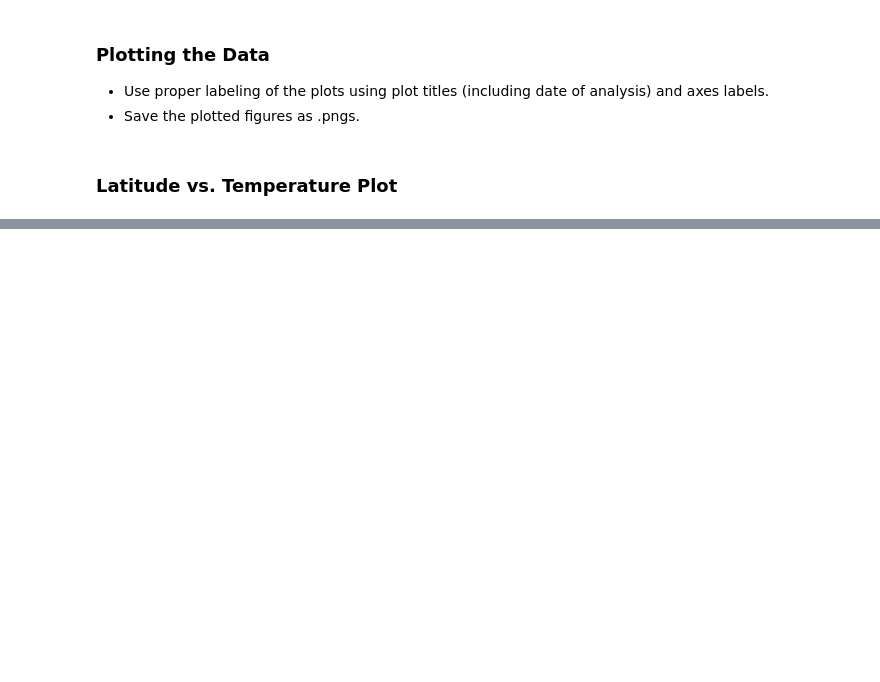
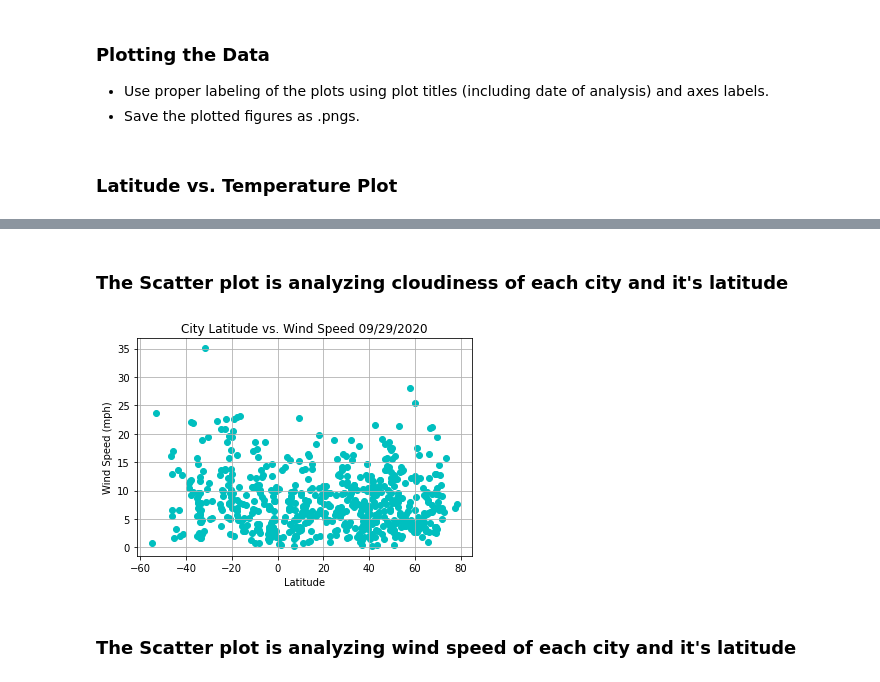
Before and after one commit to GStout17/python-api-challenge, a Jupyter notebook: WeatherPy/WeatherPy.ipynb, the cells around one changed output, grey strips where cells are left out. Cells and saved outputs as stored; diff of their text form; code cells hidden in the pictures; blank space fills up the shorter version.

```diff
--- a/WeatherPy/WeatherPy.ipynb
+++ b/WeatherPy/WeatherPy.ipynb
@@ -226,0 +257,17 @@ plt.show()
+# %% [markdown]
+### The Scatter plot is analyzing cloudiness of each city and it's latitude
+# %%
+scatter_wind_speed = weather_data["Wind Speed"]
+
+# Creating the plot, formating, and priting
+plt.scatter(scatlat,scatwindsp, color = "c", marker='o')
+plt.title('City Latitude vs. Wind Speed 09/29/2020')
+plt.xlabel('Latitude')
+plt.ylabel('Wind Speed (mph)')
+plt.savefig('scatplotlatitudewindspeed')
+plt.grid(True)
+plt.show()
+# %% [output]
+[figure, added]
+# %% [markdown]
+### The Scatter plot is analyzing wind speed of each city and it's latitude
```
Also changed, not shown: parts of 11 cells of this notebook, 5 other files.
